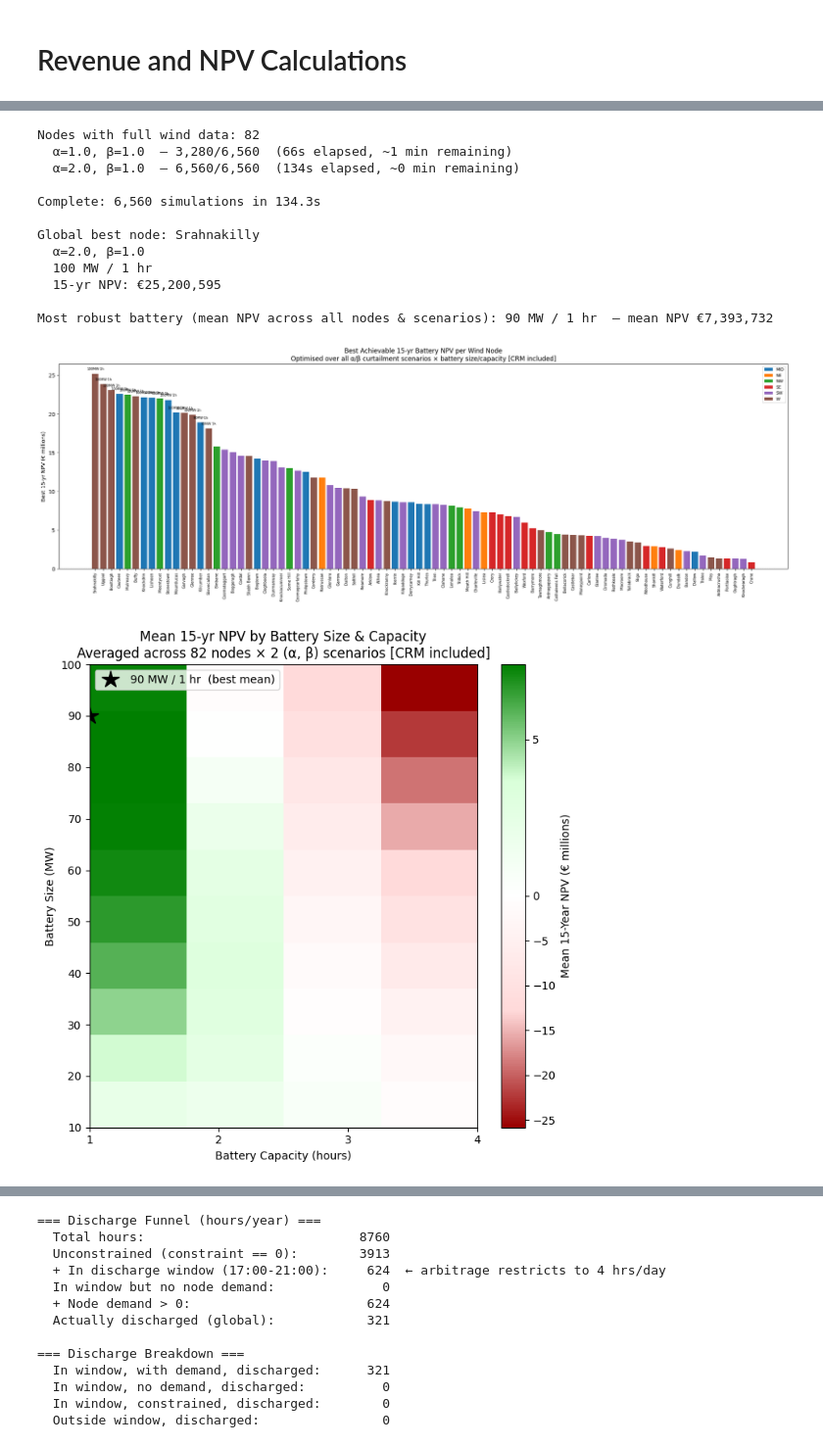
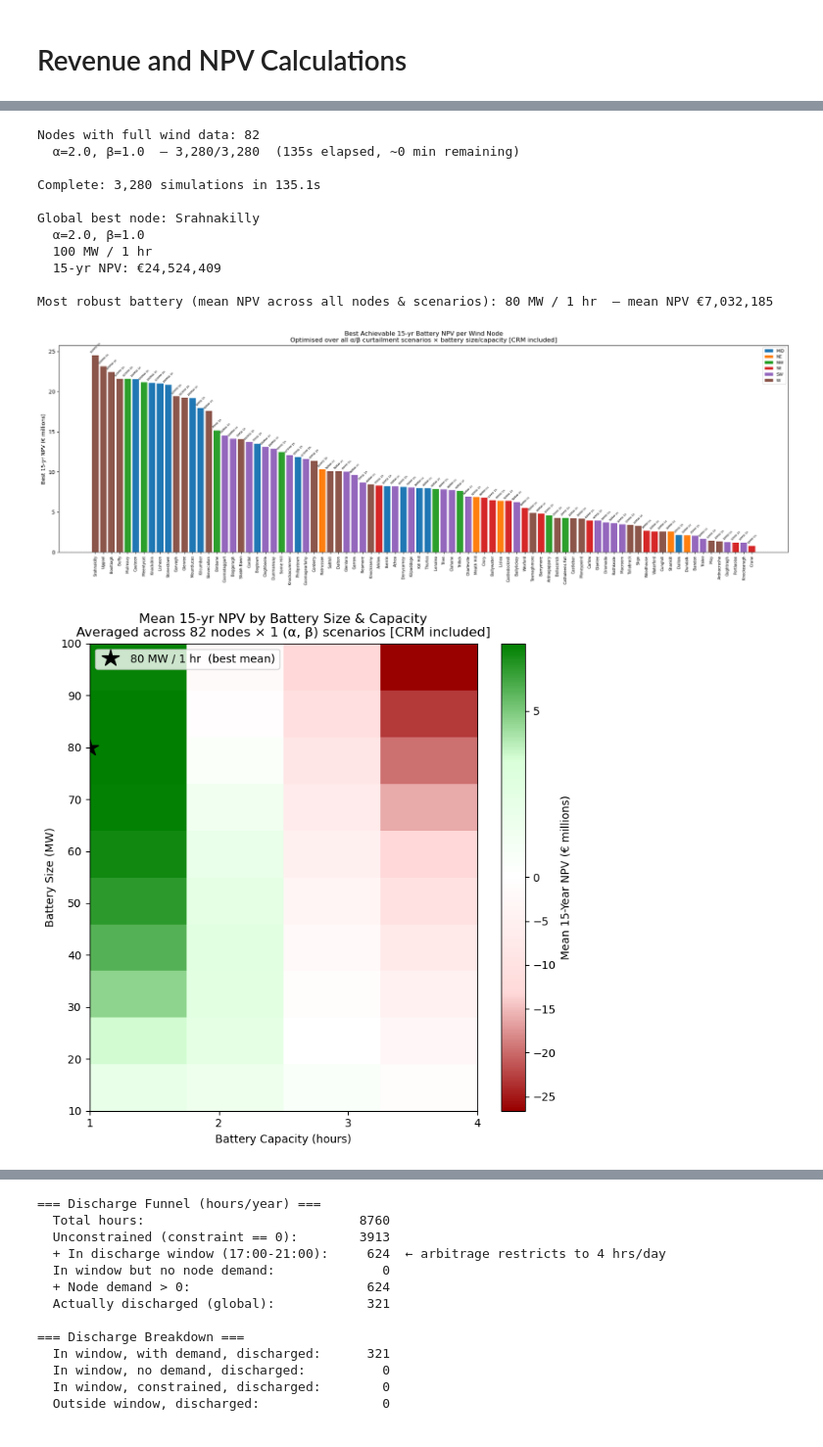
Before and after one commit to rorytt/bess-constraint-capture, a Jupyter notebook: src/BESS/BESS Model Wind.ipynb, the cells around one changed output, grey strips where cells are left out. Shown at 98% size. Cells and saved outputs as stored; diff of their text form; code cells hidden in the pictures.

```diff
--- a/src/BESS/BESS Model Wind.ipynb
+++ b/src/BESS/BESS Model Wind.ipynb
@@ -1702,7 +1457,7 @@ else:
 
 # ── 2. Search ranges ──────────────────────────────────────────────────────────
 
-_alpha_r = [1.0, 2.0]
+_alpha_r = [2.0]
 _beta_r  = [1.0]
 _size_r  = np.arange(10, 110, 10)
 _cap_r   = [1, 2, 3, 4]
@@ -1848,7 +1603,7 @@ sorted_config = [
 ]
 
 fig_a, ax_a = plt.subplots(figsize=(20, 7))
-ax_a.bar(range(len(sorted_nodes)), sorted_npvs, color=sorted_colors, edgecolor='none')
+bars = ax_a.bar(range(len(sorted_nodes)), sorted_npvs, color=sorted_colors, edgecolor='none')
 ax_a.axhline(0, color='black', lw=0.8, ls='--')
 ax_a.set_xticks(range(len(sorted_nodes)))
 ax_a.set_xticklabels(sorted_nodes, rotation=90, fontsize=7)
@@ -1861,9 +1616,7 @@ ax_a.legend(
     handles=[Patch(facecolor=c, label=r) for r, c in region_colors.items()],
     loc='upper right', fontsize=8
 )
-for rank in range(min(15, len(sorted_nodes))):
-    ax_a.text(rank, sorted_npvs[rank] + 0.015 * max(sorted_npvs),
-              sorted_config[rank], ha='center', va='bottom', fontsize=6)
+ax_a.bar_label(bars, labels=sorted_config, fontsize=5, rotation=45, padding=3)
 plt.tight_layout()
 plt.show()
 
@@ -1874,37 +1627,36 @@ red_green = LinearSegmentedColormap.from_list(
 
 M2    = mean_batt / 1e6
 vmin2 = np.nanmin(M2);  vmax2 = np.nanmax(M2)
 norm2 = TwoSlopeNorm(vmin=min(vmin2, -0.01), vcenter=0, vmax=max(vmax2, 0.01))
 
 fig_b, ax_b = plt.subplots(figsize=(7, 7))
 im_b = ax_b.imshow(M2, origin='lower', aspect='auto',
                    extent=[_cap_r[0], _cap_r[-1], _size_r[0], _size_r[-1]],
                    cmap=red_green, norm=norm2)
 fig_b.colorbar(im_b, ax=ax_b, label=f'Mean {term}-Year NPV (€ millions)')
 ax_b.plot(_cap_r[mean_best_ci], _size_r[mean_best_si], 'k*', markersize=16,
           label=f'{_size_r[mean_best_si]} MW / {_cap_r[mean_best_ci]} hr  (best mean)')
 ax_b.set_xticks(_cap_r);  ax_b.set_yticks(_size_r)
 ax_b.set_xlabel('Battery Capacity (hours)')
 ax_b.set_ylabel('Battery Size (MW)')
 ax_b.set_title(
     f'Mean {term}-yr NPV by Battery Size & Capacity\n'
     f'Averaged across {_nn} nodes × {_na * _nb} (α, β) scenarios'
     + (' [CRM included]' if IncludeCRM else ' [CRM excluded]'))
 ax_b.legend(loc='upper left')
 plt.tight_layout()
 plt.show()
 # %% [output]
 Nodes with full wind data: 82
-  α=1.0, β=1.0  — 3,280/6,560  (66s elapsed, ~1 min remaining)
-  α=2.0, β=1.0  — 6,560/6,560  (134s elapsed, ~0 min remaining)
+  α=2.0, β=1.0  — 3,280/3,280  (135s elapsed, ~0 min remaining)
 
-Complete: 6,560 simulations in 134.3s
+Complete: 3,280 simulations in 135.1s
 
 Global best node: Srahnakilly
   α=2.0, β=1.0
   100 MW / 1 hr
-  15-yr NPV: €25,200,595
+  15-yr NPV: €24,524,409
 
-Most robust battery (mean NPV across all nodes & scenarios): 90 MW / 1 hr  — mean NPV €7,393,732
+Most robust battery (mean NPV across all nodes & scenarios): 80 MW / 1 hr  — mean NPV €7,032,185
-[figure, old version]
+[figure, new version]
-[figure, old version]
+[figure, new version]
```
Also changed, not shown: parts of 18 cells of this notebook, 1 other file.
